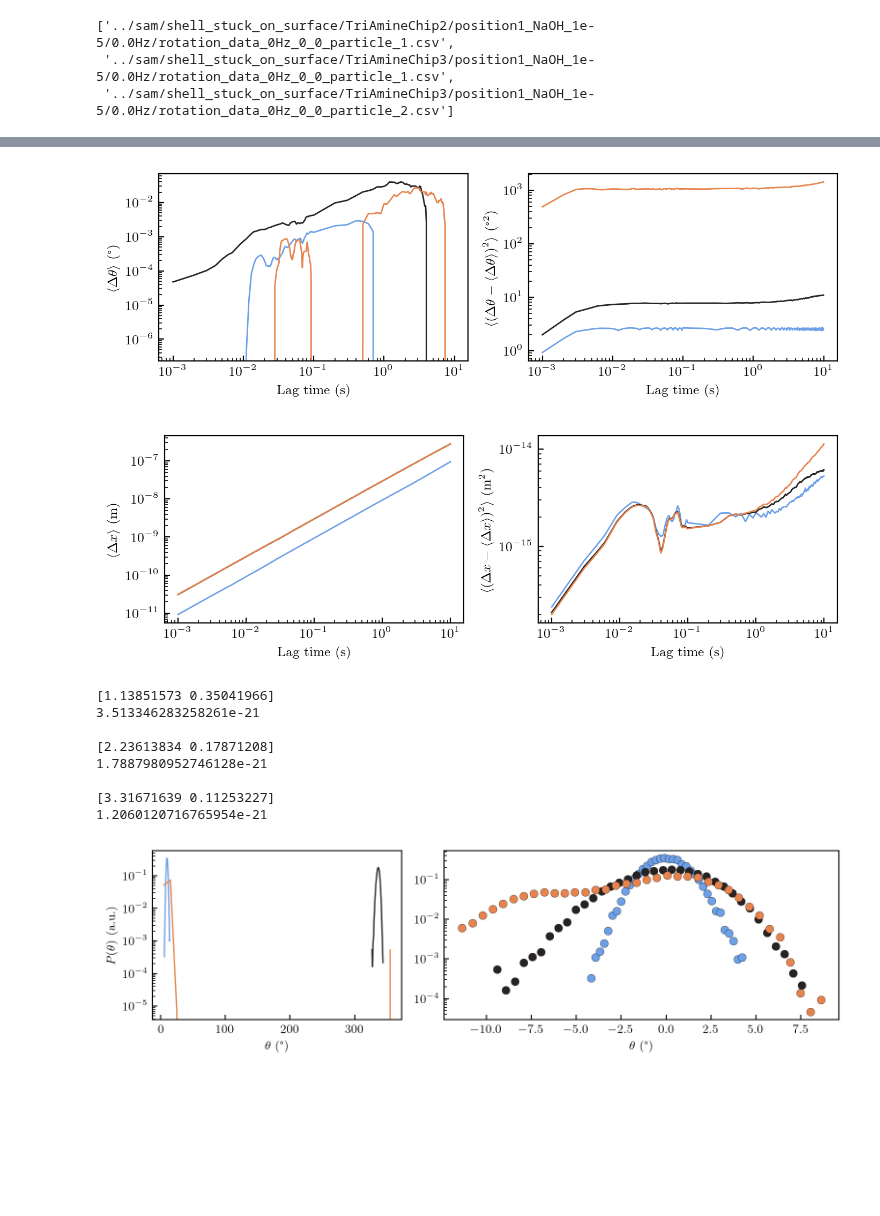
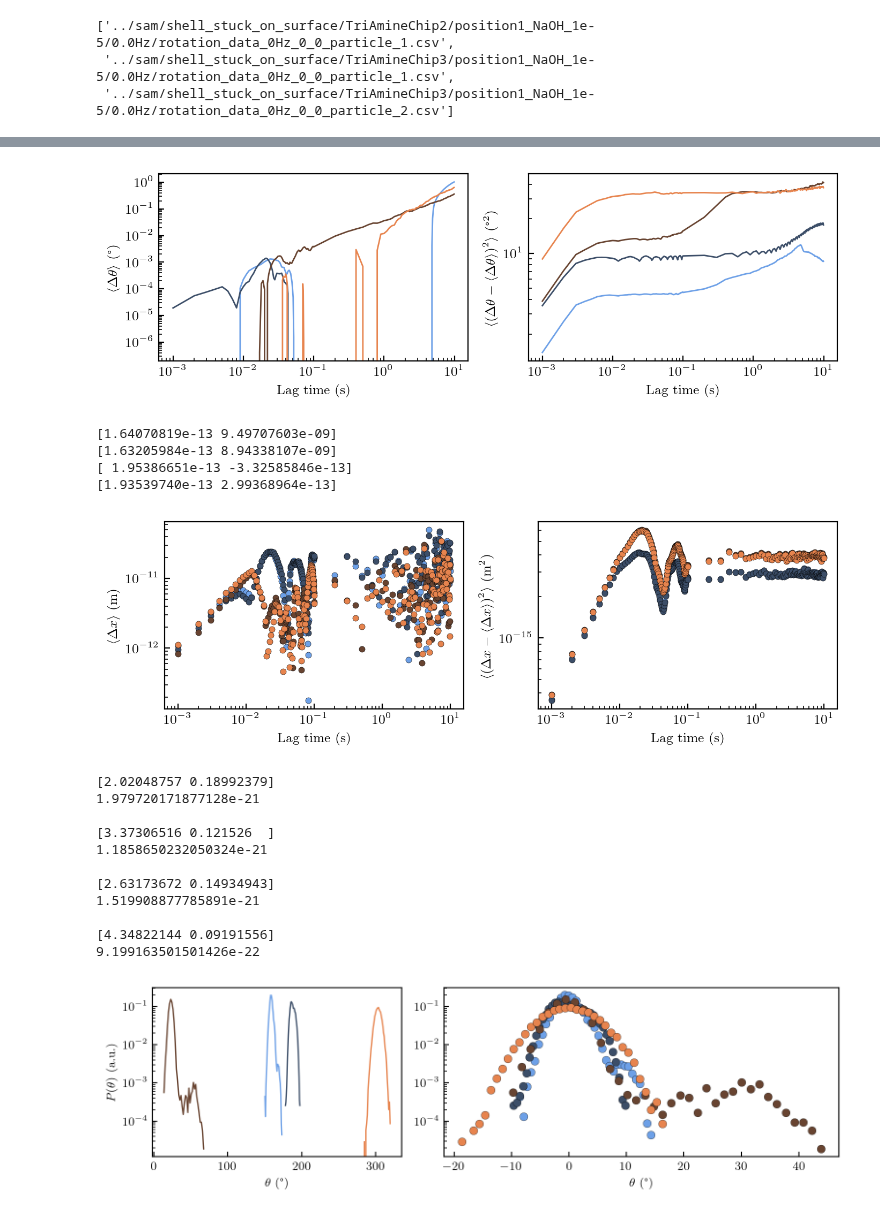
Before and after one commit to nicofares/wraptrack, a Jupyter notebook: rotation.ipynb, the cells around one changed output, grey strips where cells are left out. Saved outputs shown, nothing was run; the diff lists cells and outputs as text; code cells hidden in the pictures; blank space fills up the shorter version.

```diff
--- a/rotation.ipynb
+++ b/rotation.ipynb
@@ -261,5 +292,6 @@ datas = datas[:,:,:]
 # %%
-indexes = np.arange(len(filepaths)) #[0, 3, 6] #, 2, 3] #2, Ntraj//2, Ntraj//2 + 2, Ntraj-1]
+indexes = np.arange(np.shape(datas)[-1])
+# indexes = np.arange(10)
 # %%
-for i in indexes:
-    print(sort_B_power(filepaths[i]))
+# for i in indexes:
+#     print(sort_B_power(filepaths[i]))
@@ -349,10 +398,12 @@ plt.show()
 # %%
 dframes = np.concatenate((np.arange(1, 100, 1), np.arange(100, 10000, 100)))
-dtimes = dframes * dt
+# dtimes = dframes * dt
 # %%
 fig, axes = plt.subplots(1, 2, figsize=(18/2.54, 6/2.54))
 
-for k in range(len(filepaths)):
+for i, k in enumerate(indexes):
+
+    dtimes = dframes * dts[k]
 
     theta = datas[:, 3, k]
 
@@ -374,46 +425,62 @@ axes[1].set_yscale('log')
 plt.tight_layout()
 plt.show()
 # %% [output]
-[figure, old version]
+[figure, new version]
 # %%
 fig, axes = plt.subplots(1, 2, figsize=(18/2.54, 6/2.54))
 
-for k in range(len(filepaths)):
+for i, k in enumerate(indexes):
 
     x = datas[:, 1, k]
     y = datas[:, 2, k]
 
     m1x = moment(x, dframes, n=1, retrieve_mean=False)
     msdx = moment(x, dframes, n=2, retrieve_mean=True)
     m1y = moment(y, dframes, n=1, retrieve_mean=False)
     msdy = moment(y, dframes, n=2, retrieve_mean=True)
 
     m1r = (np.abs(m1x) + np.abs(m1y)) / 2
     msdr = (msdx + msdy) / 2
 
-    axes[0].plot(dtimes, m1r, ls='-', color=colors[k], lw=1)
-    axes[1].plot(dtimes, msdr, ls='-', color=colors[k], lw=1) # marker='o', ms=2, mew=0.2, mec='k', mfc=colors[k])
+    start = 0
+    stop = 10000
+
+    axes[0].plot(dtimes[start:stop], m1r[start:stop], ls='', marker='o', color=colors[k], ms=4, mew=0.2)
+    axes[1].plot(dtimes[start:stop], msdr[start:stop], ls='', marker='o', color=colors[k], ms=4, mew=0.2) # marker='o', ms=2, mew=0.2, mec='k', mfc=colors[k])
+
+    linear = lambda x, a, b: 2*a*x + b**2
+
+    popt, _ = curve_fit(linear, dtimes[0:10], msdr[0:10], p0=[1e-14, 0])
+
+    # axes[1].plot(dtimes[start:stop], linear(dtimes, *popt)[start:stop], ls='-', marker='', color=colors[k])
+
+    print(popt)
+
 
 axes[0].set_ylabel(r'$\langle \Delta x \rangle$ (m)')
 axes[0].set_xlabel('Lag time (s)')
 axes[0].set_xscale('log')
 axes[0].set_yscale('log')
 axes[1].set_ylabel(r'$\langle \left( \Delta x -  \langle \Delta x \rangle \right) ^2 \rangle$ (m$^2$)')
 axes[1].set_xlabel('Lag time (s)')
 axes[1].set_xscale('log')
 axes[1].set_yscale('log')
 
 plt.tight_layout()
 plt.show()
 # %% [output]
+[1.64070819e-13 9.49707603e-09]
+[1.63205984e-13 8.94338107e-09]
+[ 1.95386651e-13 -3.32585846e-13]
+[1.93539740e-13 2.99368964e-13]
-[figure, old version]
+[figure, new version]
 # %%
 fig = plt.figure(figsize=(20/2.54, 6/2.54))
 
 ax1 = fig.add_subplot(1, 5, (1,2))
 ax2 = fig.add_subplot(1, 5, (3,5))
 
-for k in range(len(filepaths)):
+for i, k in enumerate(indexes):
 
     theta = datas[:, 3, k]
 
@@ -445,13 +512,16 @@ for ax in [ax1, ax2]:
 plt.tight_layout()
 plt.show()
 # %% [output]
-[1.13851573 0.35041966]
-3.513346283258261e-21
+[2.02048757 0.18992379]
+1.979720171877128e-21
 
-[2.23613834 0.17871208]
-1.7887980952746128e-21
+[3.37306516 0.121526  ]
+1.1858650232050324e-21
 
-[3.31671639 0.11253227]
-1.2060120716765954e-21
+[2.63173672 0.14934943]
+1.519908877785891e-21
+
+[4.34822144 0.09191556]
+9.199163501501426e-22
-[figure, old version]
+[figure, new version]
 # %%
```
Also changed, not shown: parts of 26 cells of this notebook.
